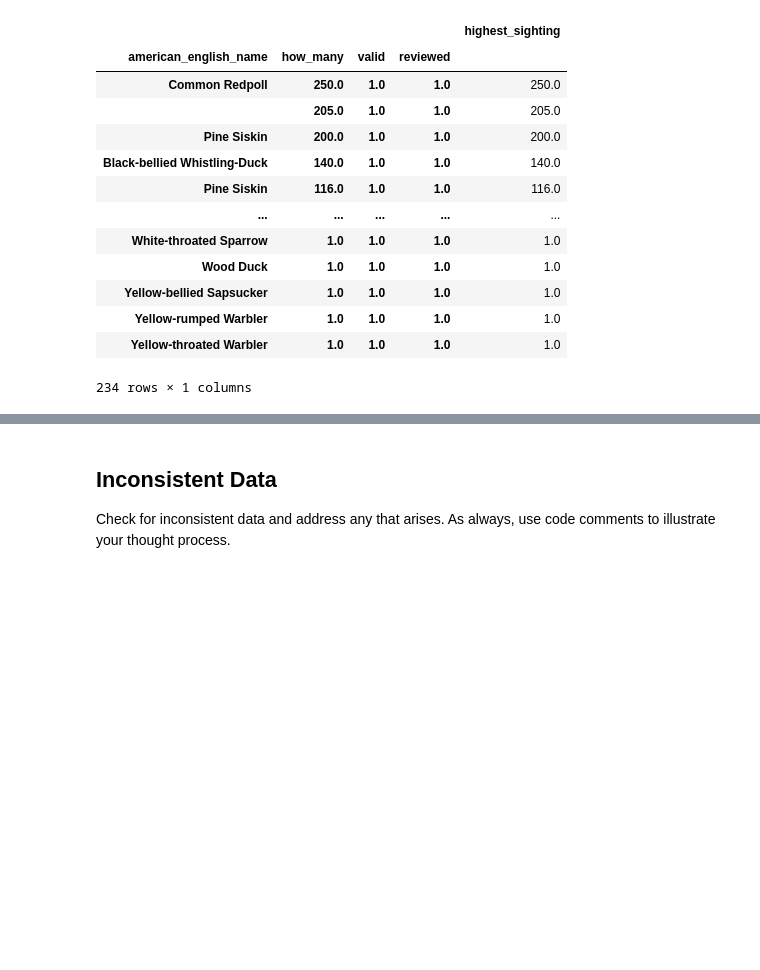
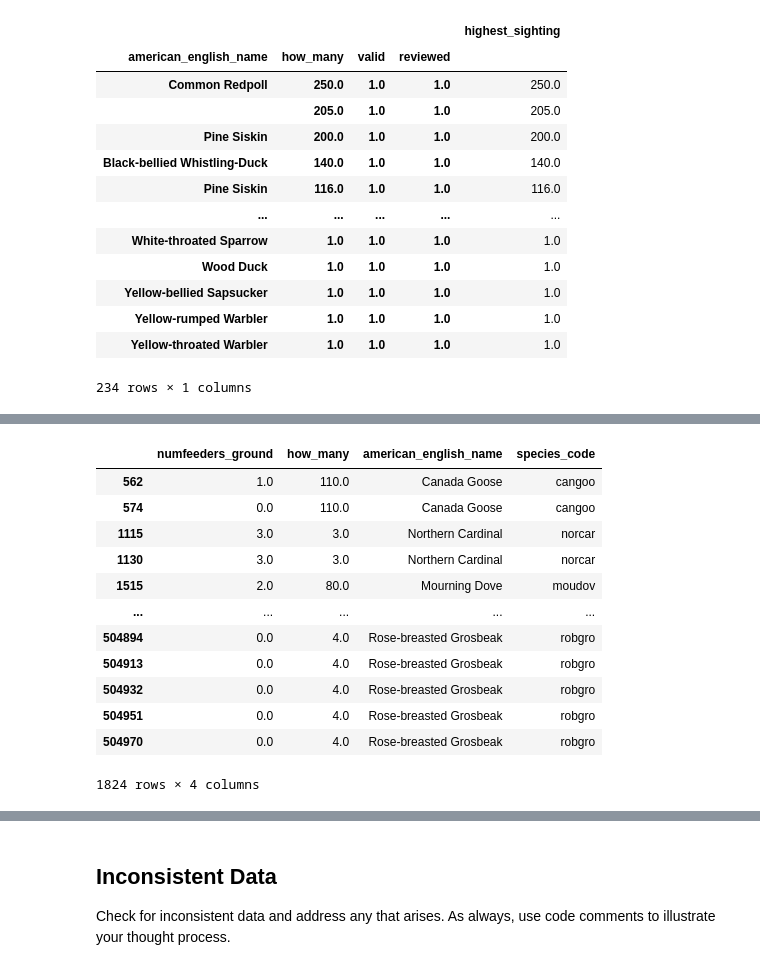
Before and after one commit to EJoyce-DA/cleaning-data-checkpoint, a Jupyter notebook: checkpoint-three.ipynb, the cells around one changed output, grey strips where cells are left out. Saved outputs shown, nothing was run; the diff lists cells and outputs as text; code cells hidden in the pictures; blank space fills up the shorter version.

```diff
--- a/checkpoint-three.ipynb
+++ b/checkpoint-three.ipynb
@@ -191,0 +213,19 @@ species_count
+# %%
+#I will create a dataframe for each of the feeder types that has only rows with 10 or fewer feeders.
+pfw_feeders_ground = pfw_VR[['numfeeders_ground', 'how_many', 'american_english_name', 'species_code']]
+pfw_feeders_ground = pfw_feeders_ground.query('numfeeders_ground <=10')
+pfw_feeders_ground
+# %% [output]
+|  | numfeeders_ground | how_many | american_english_name | species_code |
+| 562 | 1.0 | 110.0 | Canada Goose | cangoo |
+| 574 | 0.0 | 110.0 | Canada Goose | cangoo |
+| 1115 | 3.0 | 3.0 | Northern Cardinal | norcar |
+| 1130 | 3.0 | 3.0 | Northern Cardinal | norcar |
+| 1515 | 2.0 | 80.0 | Mourning Dove | moudov |
+| ... | ... | ... | ... | ... |
+| 504894 | 0.0 | 4.0 | Rose-breasted Grosbeak | robgro |
+| 504913 | 0.0 | 4.0 | Rose-breasted Grosbeak | robgro |
+| 504932 | 0.0 | 4.0 | Rose-breasted Grosbeak | robgro |
+| 504951 | 0.0 | 4.0 | Rose-breasted Grosbeak | robgro |
+| 504970 | 0.0 | 4.0 | Rose-breasted Grosbeak | robgro |
+1824 rows × 4 columns
```
Also changed, not shown: parts of 15 cells of this notebook.
